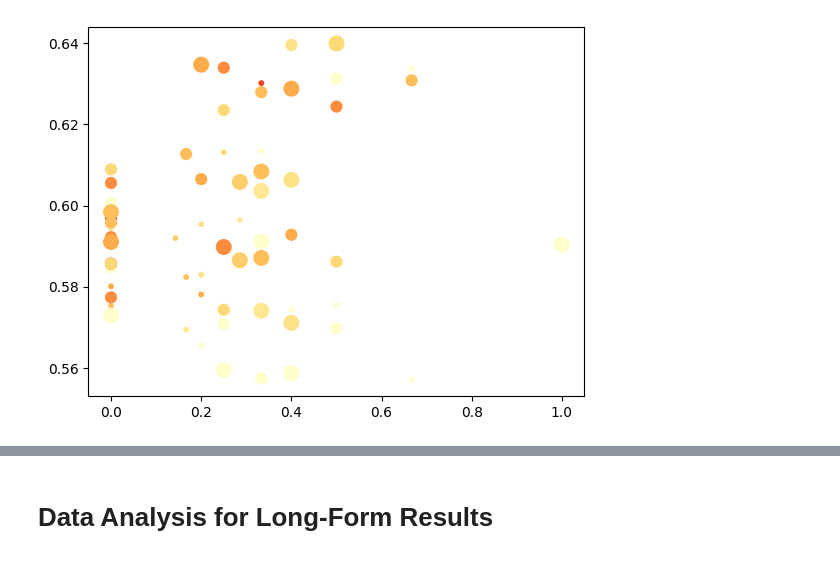
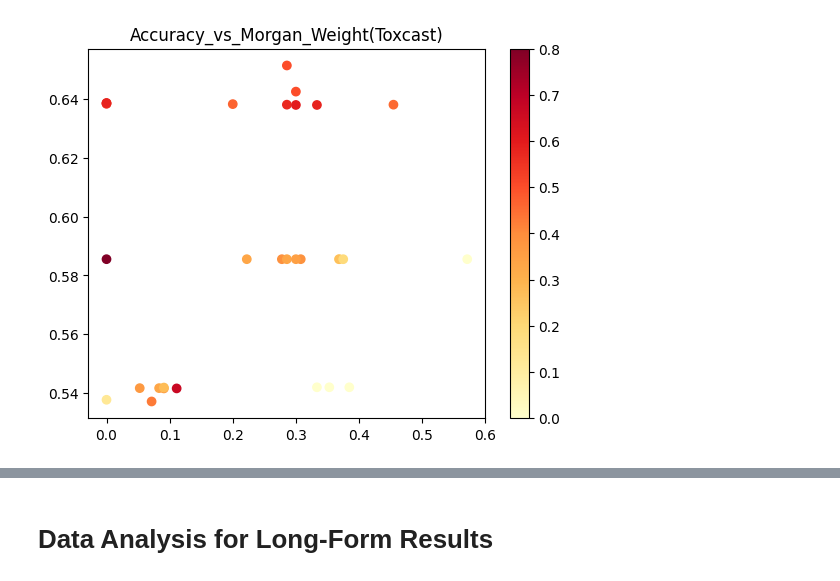
Before and after one commit to patlewig/genra-hybrid, a Jupyter notebook: notebooks/03-ajl-data_analysis.ipynb, the cells around one changed output, grey strips where cells are left out. Drawn from its saved outputs; the diff is of its cells as text; code cells hidden in the pictures.

Commit message:
New outcome images and data analysis tools

```diff
--- a/notebooks/03-ajl-data_analysis.ipynb
+++ b/notebooks/03-ajl-data_analysis.ipynb
@@ -40,0 +3,5 @@ df = df[["param_hybrid_weights", "mean_test_accuracy","mean_test_precision","mea
+# %%
+import pandas as pd
+
+df = pd.read_csv("../references/four_print_results/quick_results(testes)0-7.csv")
+df.head()
@@ -40,0 +15,4 @@ df = df[["param_hybrid_weights", "mean_test_accuracy","mean_test_precision","mea
+# %%
+#Weights saved as a string for the CSV, so we will fix this
+df["param_hybrid_weights"] = [ [int(df["param_hybrid_weights"][i][1]), int(df["param_hybrid_weights"][i][4]), int(df["param_hybrid_weights"][i][7]), int(df["param_hybrid_weights"][i][10])] for i in range(0, len(df["param_hybrid_weights"]))]
+df.head()
@@ -69,0 +51,6 @@ df
+# %%
+accuracy_df1 = df.sort_values("mean_test_accuracy").iloc[0:10, :]
+accuracy_df2 = df.sort_values("mean_test_accuracy").iloc[-10:, :]
+accuracy_df3 = df.sort_values("mean_test_accuracy").iloc[1870:1880, :]
+accuracy_df = pd.concat([accuracy_df1, accuracy_df2, accuracy_df3]).sort_values("mean_test_accuracy")
+accuracy_df.head(10)
@@ -70,12 +111,15 @@ df
 # %%
 import matplotlib.pyplot as plt
 
 #View and save results as scatterplot to analyze for trends. Note that most relations do not
 # appear to be linear, so such a regression may not be the best choice
-plt.scatter(x = df["toxprint"], y= df["mean_test_roc_auc"], c= df["morgan"], cmap = "YlOrRd", s = [i*50+10 for i in toxprint_weight])
-# title = "Rec(toxc-c_mor_s_toxp)"
-# plt.title(title)
-# plt.savefig(f"../references/tp_tor_mor/91test{title}percents_scatter.png")
+
+#Accuracy
+plt.scatter(x = accuracy_df["morgan"], y= accuracy_df["mean_test_accuracy"], c= accuracy_df["toxcast"], cmap = "YlOrRd")
+plt.colorbar()
+title = "Accuracy_vs_Morgan_Weight(Toxcast)"
+plt.title(title)
+# plt.savefig(f"../references/four_print_results/{title}_scatter.png")
 plt.show()
 # %% [output]
-[figure, old version]
+[figure, new version]
```
Also changed, not shown: parts of 14 cells of this notebook.
